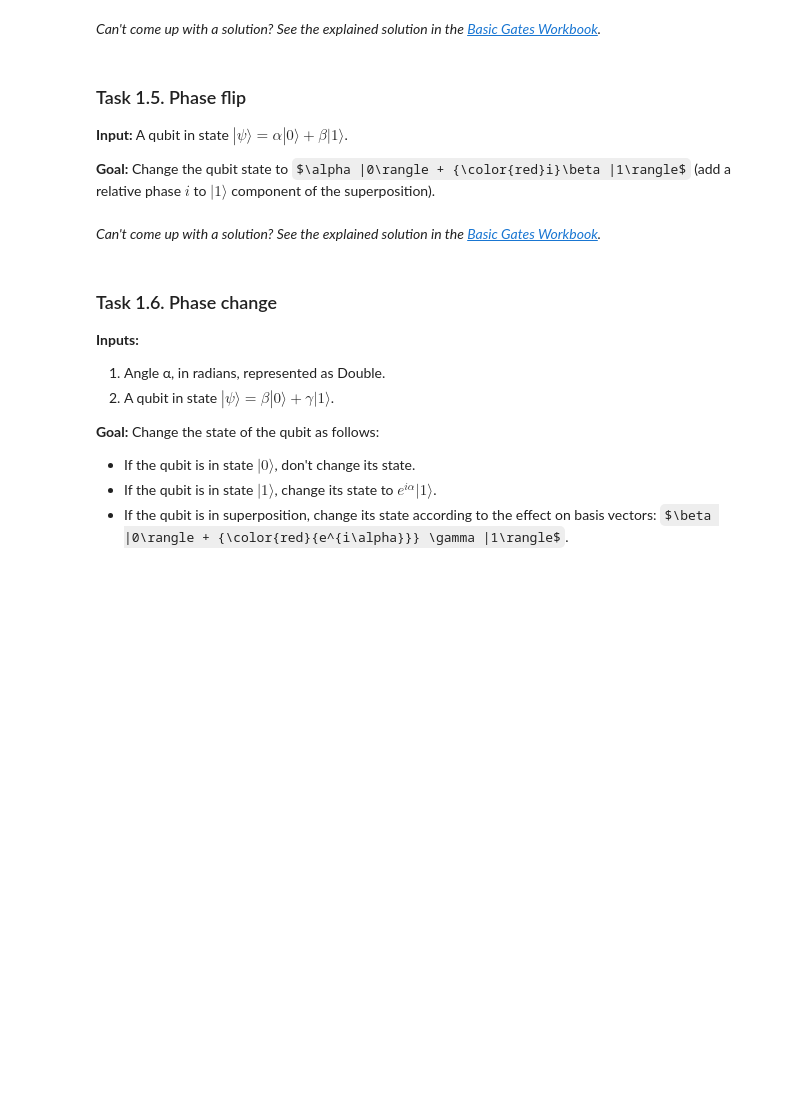
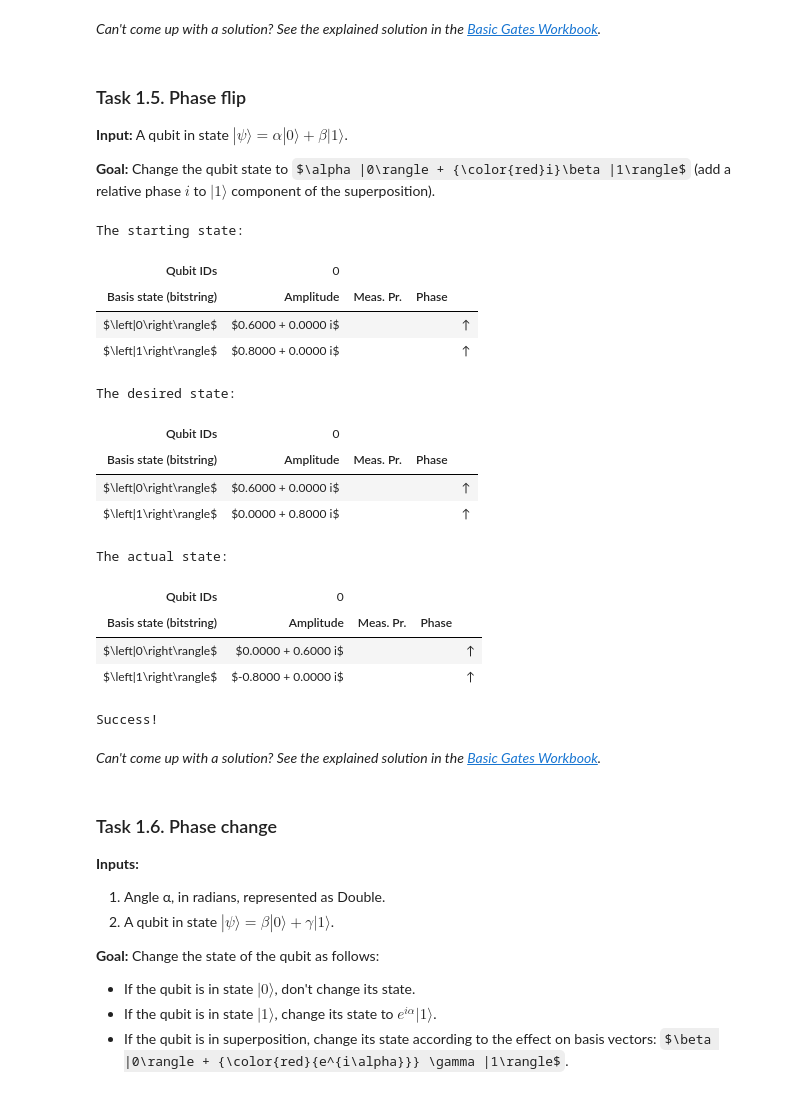
Before and after one commit to jimmy-Gamboli/QuantumKatas, a Jupyter notebook: BasicGates/BasicGates.ipynb, the cells around one changed output. Cells and saved outputs as stored; diff of their text form; code cells hidden in the pictures; some formulas as TeX source; blank space fills up the shorter version.

```diff
--- a/BasicGates/BasicGates.ipynb
+++ b/BasicGates/BasicGates.ipynb
@@ -181,9 +199,26 @@ operation AmplitudeChange (alpha : Double, q : Qubit) : Unit is Adj+Ctl {
 # %%
 %kata T105_PhaseFlip
 
 operation PhaseFlip (q : Qubit) : Unit is Adj+Ctl {
-    // ...
+     S(q);
 }
+# %% [output]
+The starting state:
+| Qubit IDs | 0 |
+| Basis state (bitstring) | Amplitude | Meas. Pr. | Phase |
+| $\left|0\right\rangle$ | $0.6000 + 0.0000 i$ |  |  | ↑ |
+| $\left|1\right\rangle$ | $0.8000 + 0.0000 i$ |  |  | ↑ |
+The desired state:
+| Qubit IDs | 0 |
+| Basis state (bitstring) | Amplitude | Meas. Pr. | Phase |
+| $\left|0\right\rangle$ | $0.6000 + 0.0000 i$ |  |  | ↑ |
+| $\left|1\right\rangle$ | $0.0000 + 0.8000 i$ |  |  | ↑ |
+The actual state:
+| Qubit IDs | 0 |
+| Basis state (bitstring) | Amplitude | Meas. Pr. | Phase |
+| $\left|0\right\rangle$ | $0.0000 + 0.6000 i$ |  |  | ↑ |
+| $\left|1\right\rangle$ | $-0.8000 + 0.0000 i$ |  |  | ↑ |
+Success!
 # %% [markdown]
 *Can't come up with a solution? See the explained solution in the [Basic Gates Workbook](./Workbook_BasicGates.ipynb#Task-1.5.-Phase-flip).*
 # %% [markdown]
```
Also changed, not shown: parts of 3 cells of this notebook.
